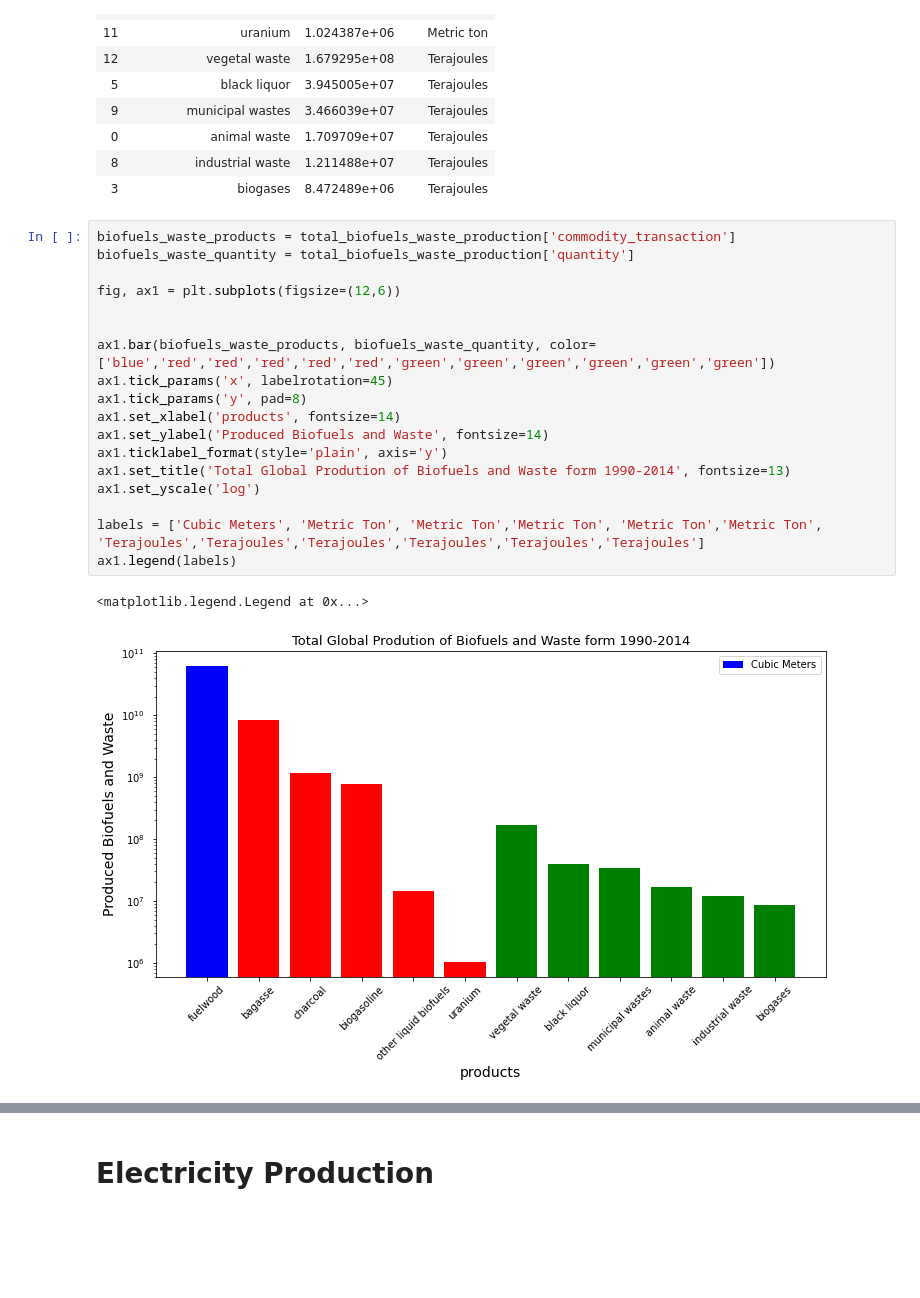
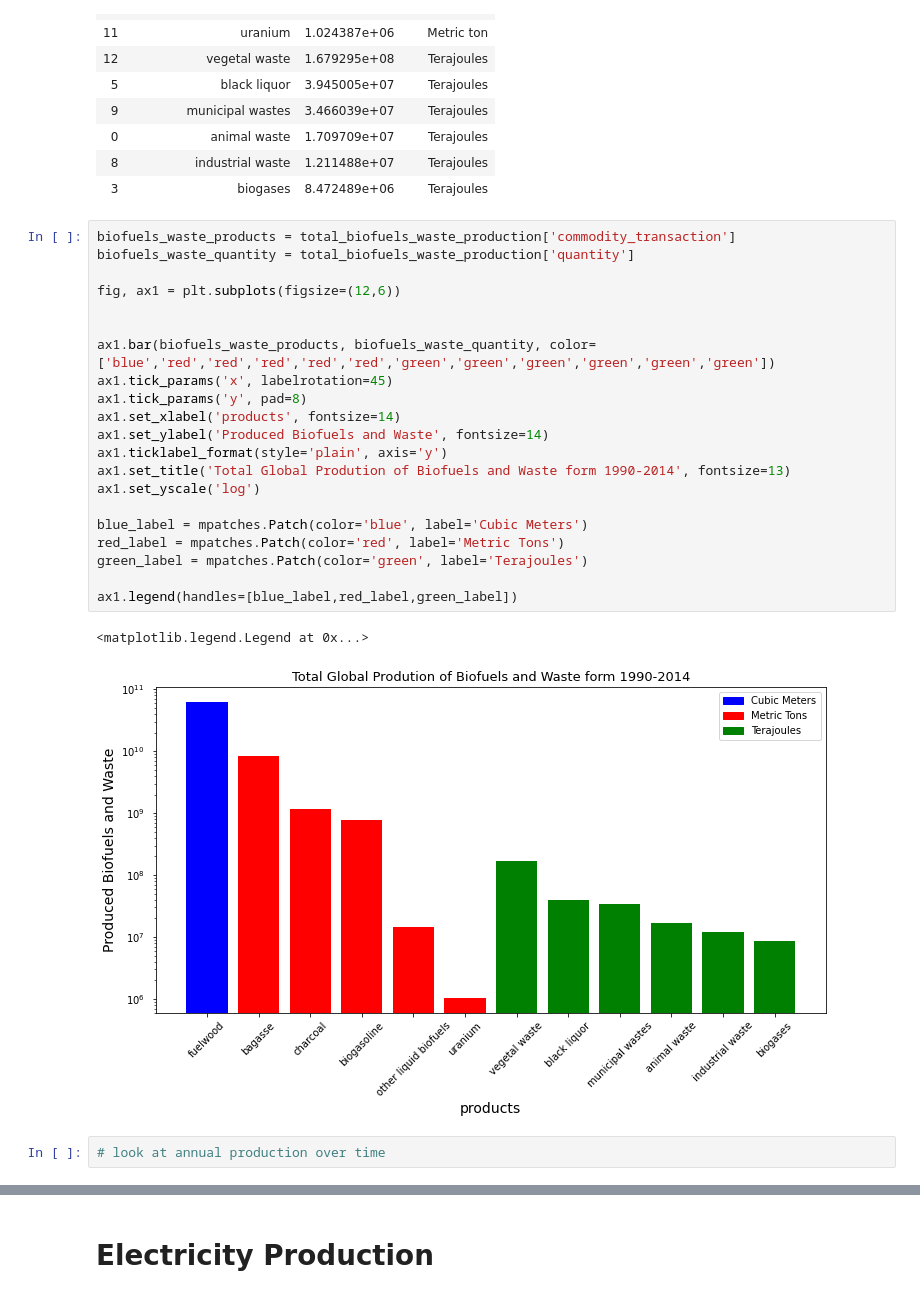
Before and after one commit to philipayazi/International-Energy-Statistics, a Jupyter notebook: International_Energy_Statistics.ipynb, the cells around one changed output, grey strips where cells are left out. Saved outputs shown, nothing was run; the diff lists cells and outputs as text; blank space fills up the shorter version.

```diff
--- a/International_Energy_Statistics.ipynb
+++ b/International_Energy_Statistics.ipynb
@@ -723,21 +724,26 @@ total_biofuels_waste_production
 # %%
 biofuels_waste_products = total_biofuels_waste_production['commodity_transaction']
 biofuels_waste_quantity = total_biofuels_waste_production['quantity']
 
 fig, ax1 = plt.subplots(figsize=(12,6))
 
 
 ax1.bar(biofuels_waste_products, biofuels_waste_quantity, color=['blue','red','red','red','red','red','green','green','green','green','green','green'])
 ax1.tick_params('x', labelrotation=45)
 ax1.tick_params('y', pad=8)
 ax1.set_xlabel('products', fontsize=14)
 ax1.set_ylabel('Produced Biofuels and Waste', fontsize=14)
 ax1.ticklabel_format(style='plain', axis='y')
 ax1.set_title('Total Global Prodution of Biofuels and Waste form 1990-2014', fontsize=13)
 ax1.set_yscale('log')
 
-labels = ['Cubic Meters', 'Metric Ton', 'Metric Ton','Metric Ton', 'Metric Ton','Metric Ton', 'Terajoules','Terajoules','Terajoules','Terajoules','Terajoules','Terajoules']
-ax1.legend(labels)
+blue_label = mpatches.Patch(color='blue', label='Cubic Meters')
+red_label = mpatches.Patch(color='red', label='Metric Tons')
+green_label = mpatches.Patch(color='green', label='Terajoules')
+
+ax1.legend(handles=[blue_label,red_label,green_label])
 # %% [output]
 <matplotlib.legend.Legend at 0x...>
-[figure, old version]
+[figure, new version]
+# %%
+# look at annual production over time
```
Also changed, not shown: parts of 10 cells of this notebook.
